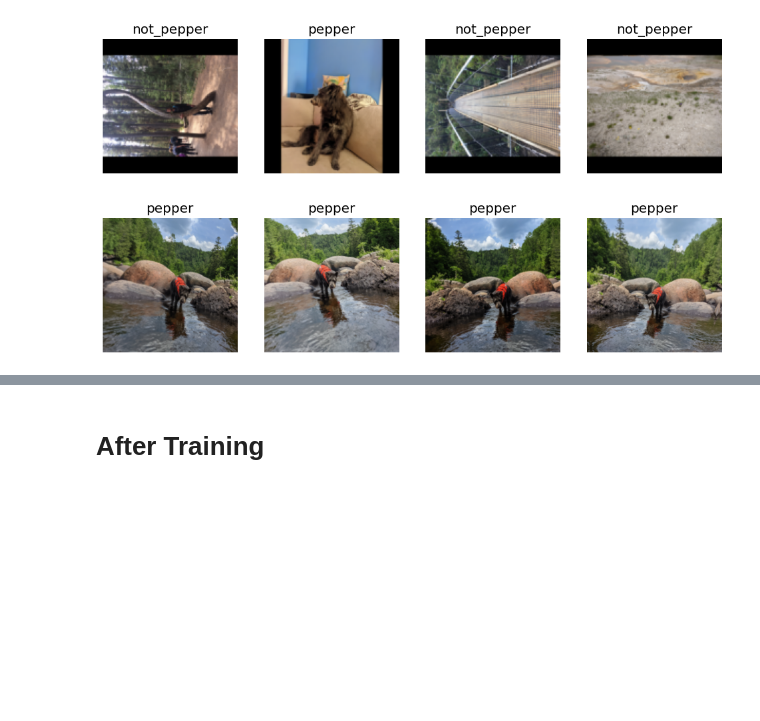
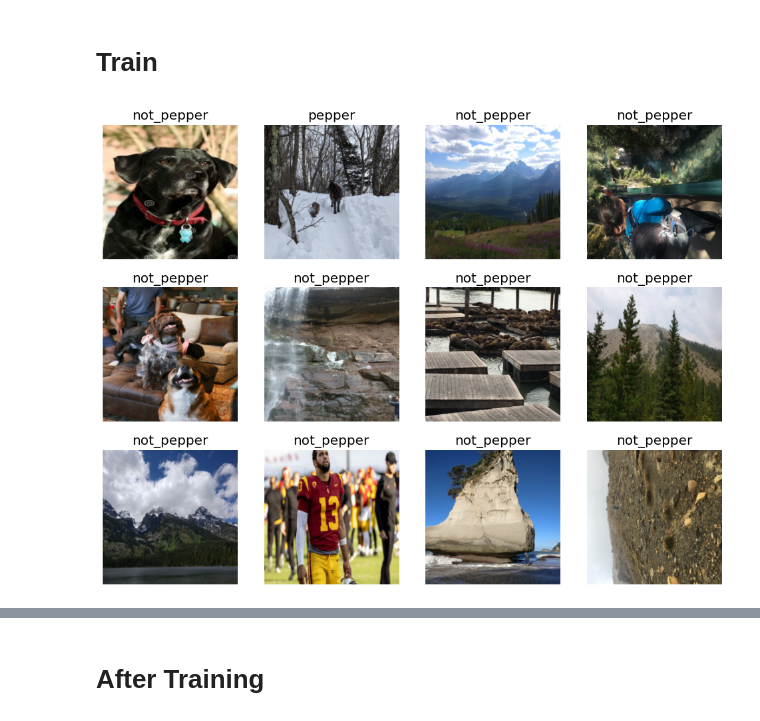
Before and after one commit to DanTulovsky/dl0, a Jupyter notebook: pepper.ipynb, the cells around one changed output, grey strips where cells are left out. Drawn from its saved outputs; the diff is of its cells as text; code cells hidden in the pictures; blank space fills up the shorter version.

```diff
--- a/pepper.ipynb
+++ b/pepper.ipynb
@@ -23,24 +39,20 @@ len(failed)
 # %%
 failed.map(Path.unlink);
+# %% [markdown]
+# Train
 # %%
 db = DataBlock(
     blocks=(ImageBlock, CategoryBlock),
     get_items=get_image_files,
     splitter=RandomSplitter(valid_pct=0.2, seed=42),
     get_y=parent_label,
-    item_tfms=Resize(128, ResizeMethod.Pad, pad_mode='zeros'))
-    # item_tfms=RandomResizedCrop(128, min_scale=0.8))
+    item_tfms=RandomResizedCrop(224, min_scale=0.8), batch_tfms=aug_transforms())
 # %%
 dls = db.dataloaders(path)
 # %%
-dls.valid.show_batch(max_n=4, nrows=1, unique=False)
+
+dls.valid.show_batch(max_n=12, nrows=3, unique=False)
 # %% [output]
-[figure, old version]
+[figure, new version]
-# %%
-db = db.new(item_tfms=RandomResizedCrop(224, min_scale=0.8), batch_tfms=aug_transforms())
-dls = db.dataloaders(path)
-dls.train.show_batch(max_n=4, nrows=1, unique=True)
-# %% [output]
-[figure, removed]
 # %%
 learn = vision_learner(dls, resnet18, metrics=error_rate)
```
Also changed, not shown: parts of 20 cells of this notebook.
